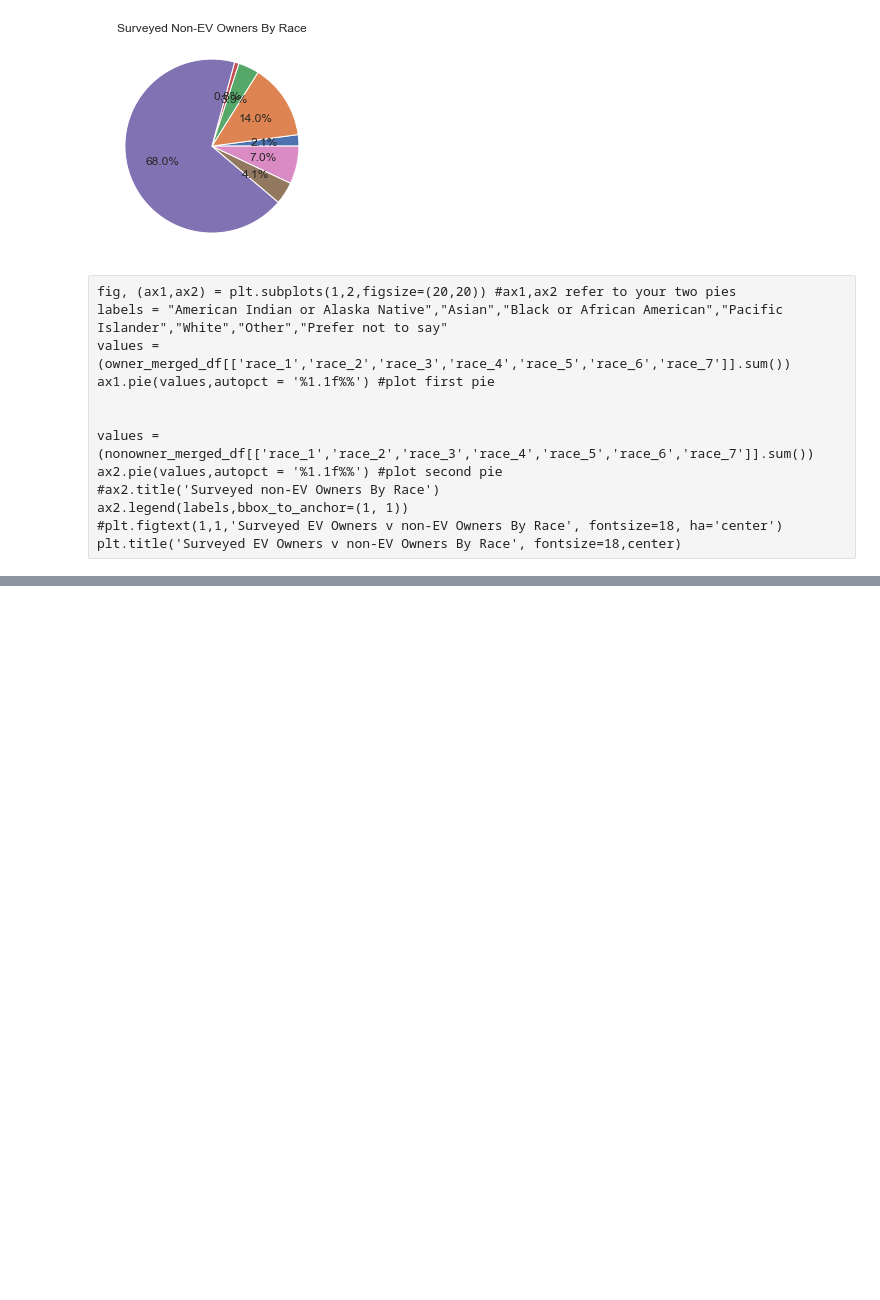
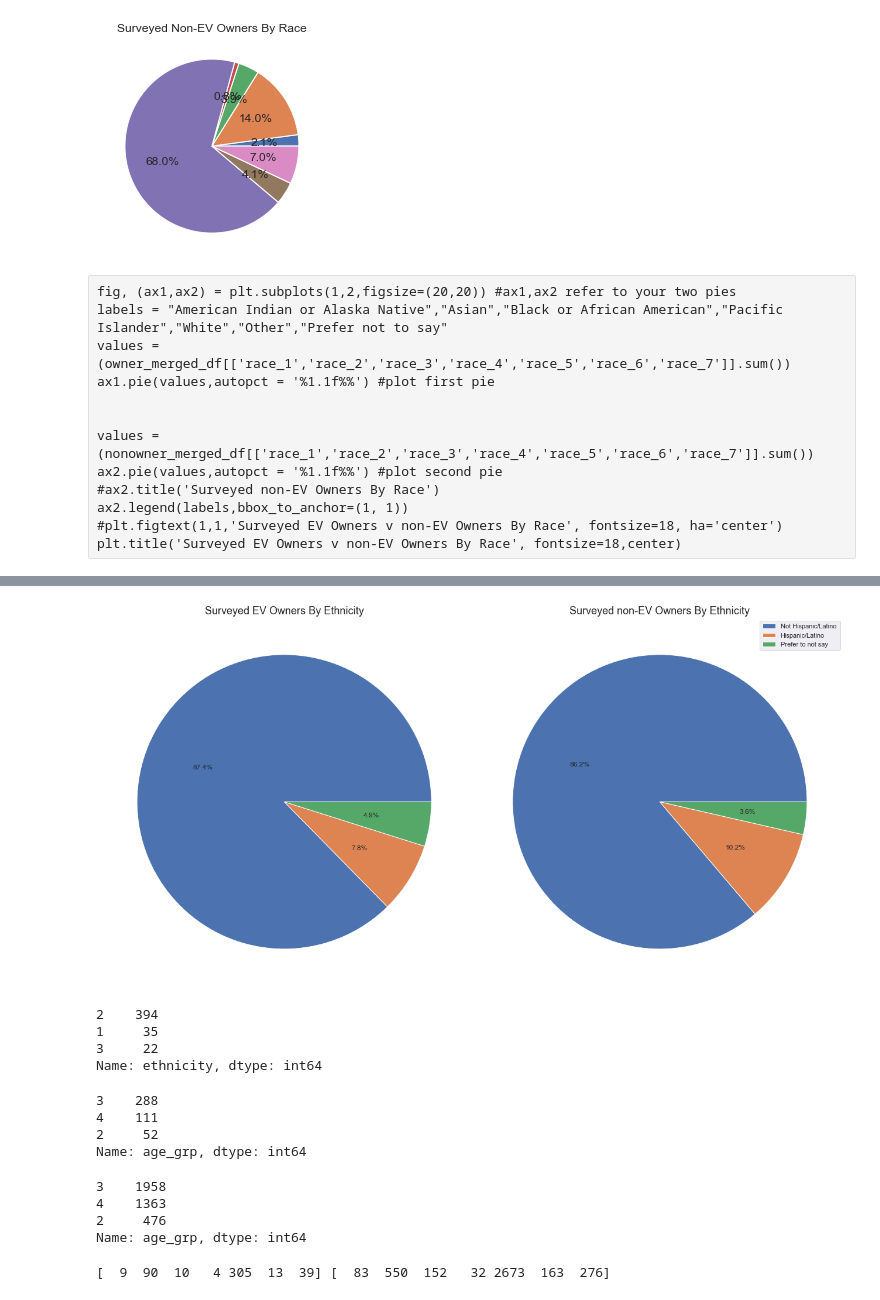
Before and after one commit to RussellShelley/Energy_Analysis, a Jupyter notebook: Visualization/python_analytics.ipynb, the cells around one changed output, grey strips where cells are left out. Drawn from its saved outputs; the diff is of its cells as text; code cells hidden in the pictures; blank space fills up the shorter version.

```diff
--- a/Visualization/python_analytics.ipynb
+++ b/Visualization/python_analytics.ipynb
@@ -496,0 +486,39 @@ plt.tight_layout()
+# %%
+fig, (ax1,ax2) = plt.subplots(1,2,figsize=(20,20)) #ax1,ax2 refer to your two pies
+labels=  "Not Hispanic/Latino ","Hispanic/Latino","Prefer to not say"
+
+values =(owner_merged_df['ethnicity'].value_counts())
+ax1.pie(values,autopct = '%1.1f%%') #plot first pie
+ax1.set_title('Surveyed EV Owners By Ethnicity', fontsize=18)
+
+values =(nonowner_merged_df['ethnicity'].value_counts())
+ax2.pie(values,autopct = '%1.1f%%') #plot first pie
+ax2.set_title('Surveyed non-EV Owners By Ethnicity', fontsize=18)
+ax2.legend(labels,bbox_to_anchor=(1, 1))
+plt.tight_layout()
+# %% [output]
+[figure, added]
+# %%
+values =(owner_merged_df['ethnicity'].value_counts())
+values
+# %% [output]
+2    394
+1     35
+3     22
+Name: ethnicity, dtype: int64
+# %%
+#1=Under 18 years old, 2=18 to 34, 3=35 to 64, 4=65 or older
+
+owner_merged_df['age_grp'].value_counts()
+# %% [output]
+3    288
+4    111
+2     52
+Name: age_grp, dtype: int64
+# %%
+nonowner_merged_df['age_grp'].value_counts()
+# %% [output]
+3    1958
+4    1363
+2     476
+Name: age_grp, dtype: int64
@@ -496,0 +540,8 @@ plt.tight_layout()
+# %%
+
+owner_race =(owner_merged_df[['race_1','race_2','race_3','race_4','race_5','race_6','race_7']].sum())
+owner_race.values
+no_own_by_race=(nonowner_merged_df[['race_1','race_2','race_3','race_4','race_5','race_6','race_7']].sum())
+print(owner_race.values,no_own_by_race.values)
+# %% [output]
+[  9  90  10   4 305  13  39] [  83  550  152   32 2673  163  276]
```
Also changed, not shown: parts of 16 cells of this notebook.
